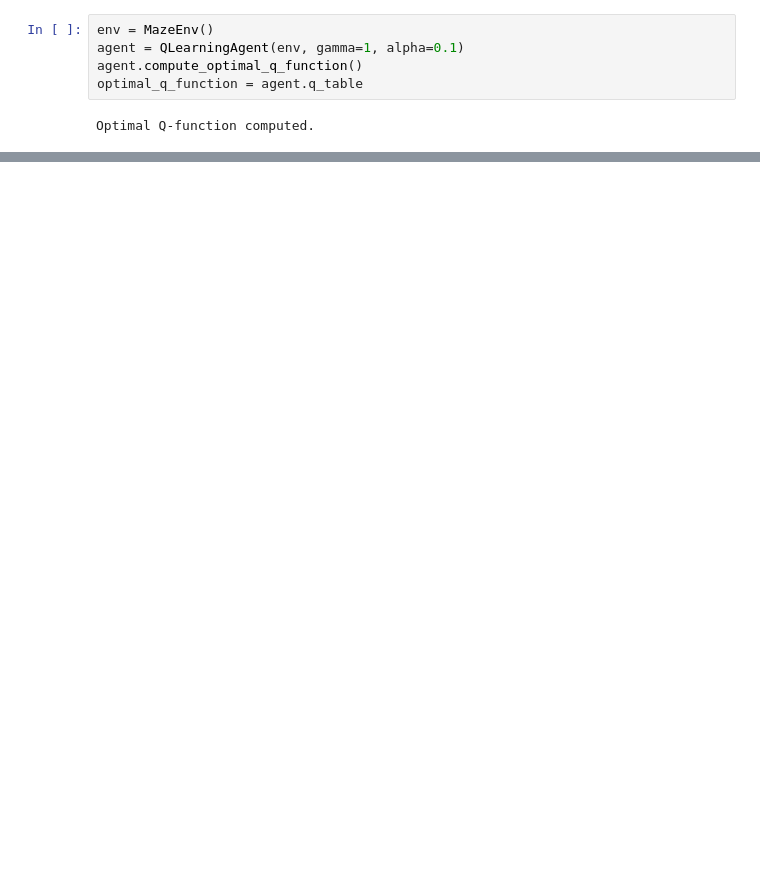
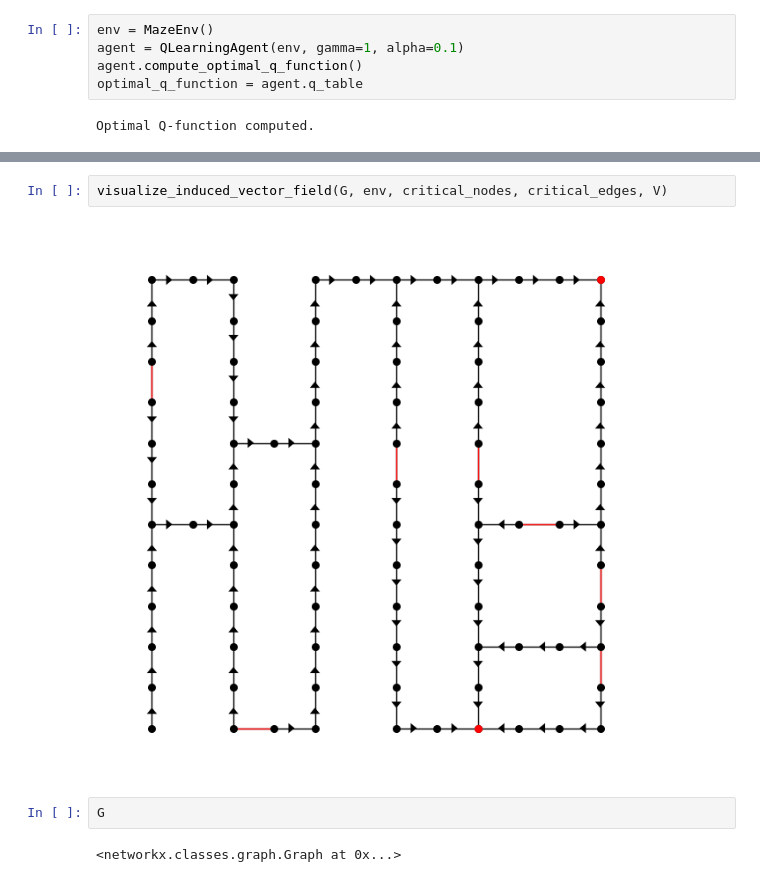
Before and after one commit to jsseely/rl-dmt, a Jupyter notebook: notebooks/dmt.ipynb, the cells around one changed output, grey strips where cells are left out. Cells and saved outputs as stored; diff of their text form; blank space fills up the shorter version.

```diff
--- a/notebooks/dmt.ipynb
+++ b/notebooks/dmt.ipynb
@@ -241,0 +92,8 @@ visualize_graph(G, env, critical_nodes, critical_edges)
+# %%
+visualize_induced_vector_field(G, env, critical_nodes, critical_edges, V)
+# %% [output]
+[figure, added]
+# %%
+G
+# %% [output]
+<networkx.classes.graph.Graph at 0x...>
```
Also changed, not shown: parts of 25 cells of this notebook, 3 other files.
